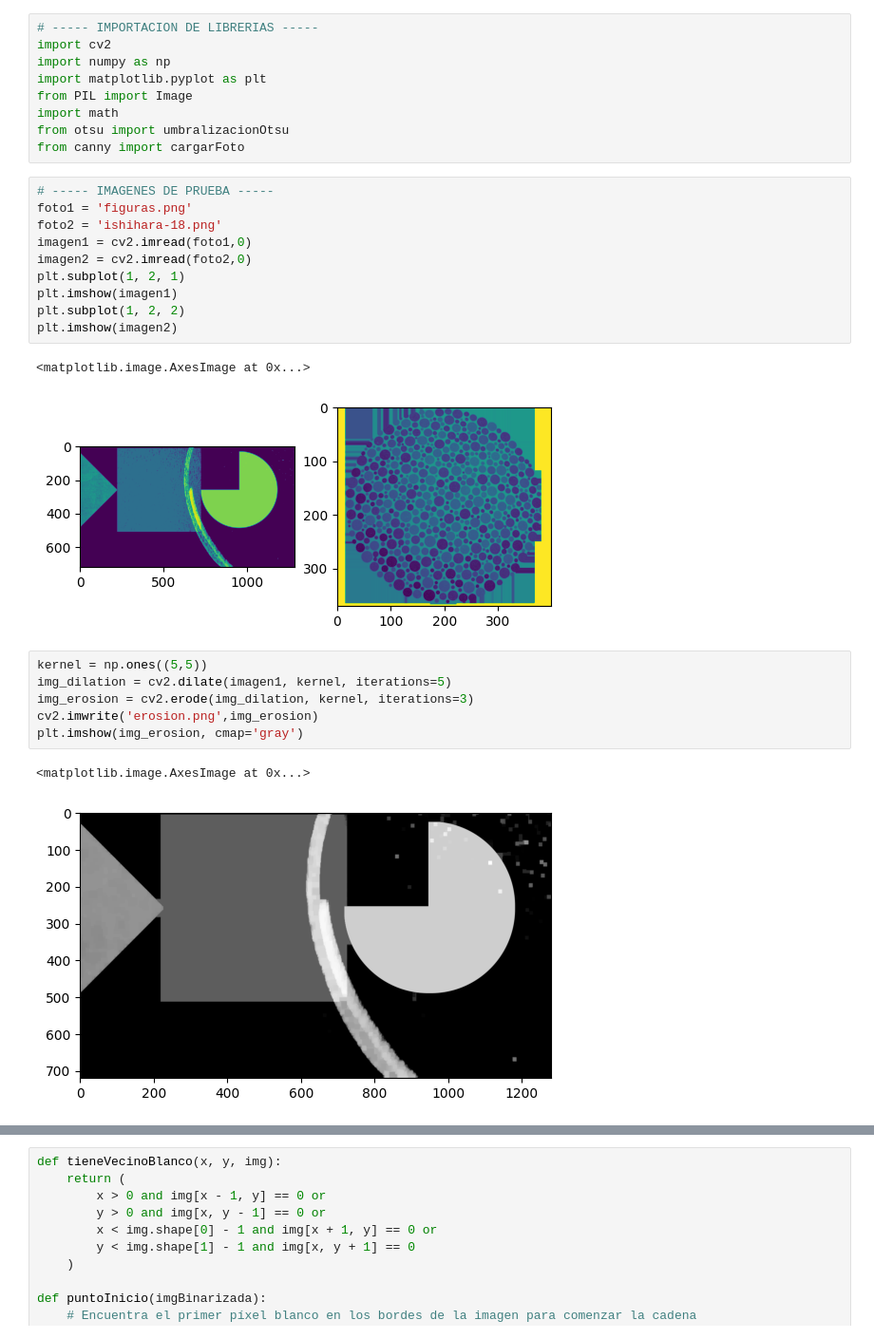
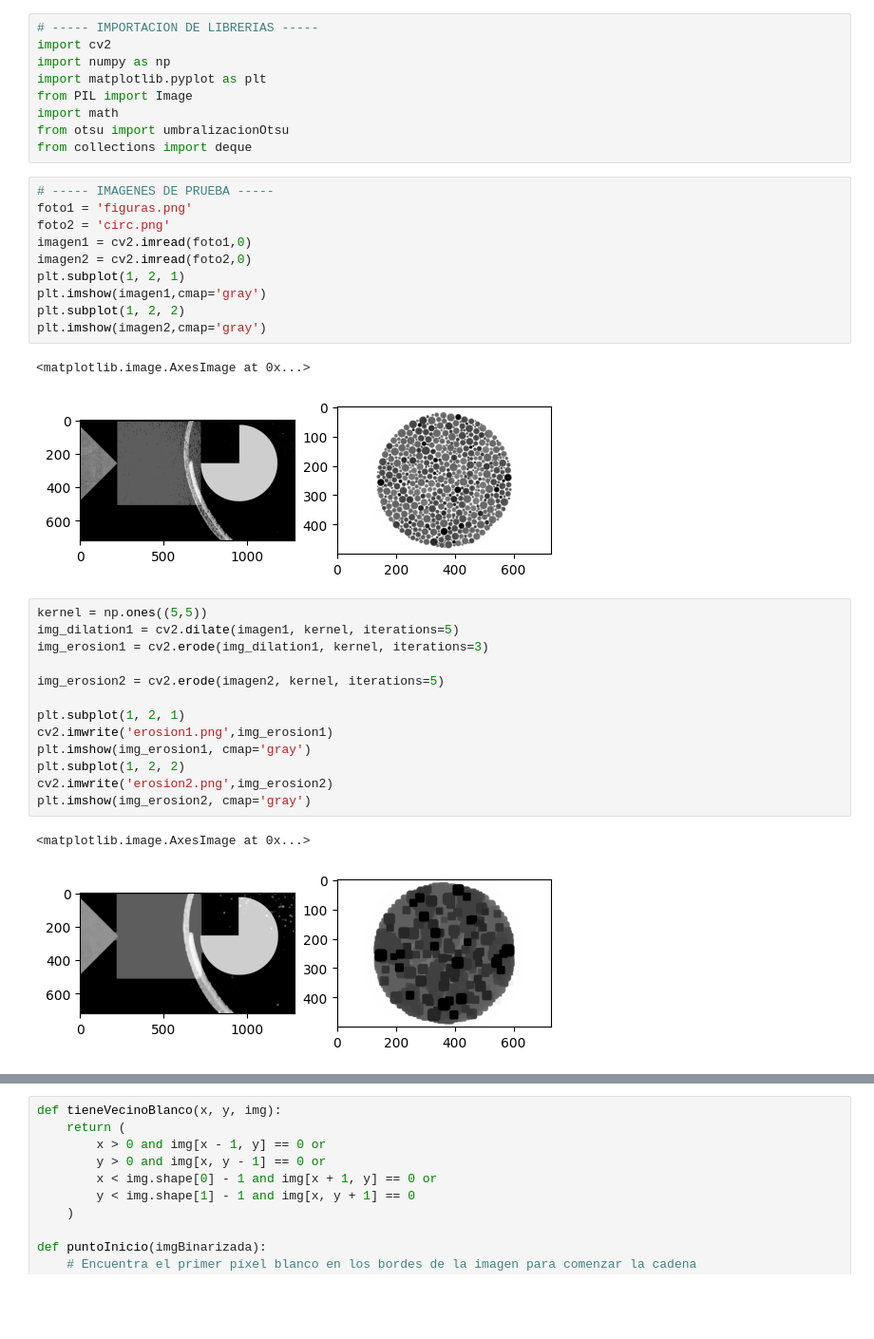
Before and after one commit to OmarFloresSanchez/Pancitos, a Jupyter notebook: Practica2-2/practica2-2.ipynb, the cells around one changed output, grey strips where cells are left out. Shown at 95% size. Cells and saved outputs as stored; diff of their text form; blank space fills up the shorter version.

```diff
--- a/Practica2-2/practica2-2.ipynb
+++ b/Practica2-2/practica2-2.ipynb
@@ -6,28 +6,35 @@ import matplotlib.pyplot as plt
 from PIL import Image
 import math
 from otsu import umbralizacionOtsu
-from canny import cargarFoto
+from collections import deque
 # %%
 # ----- IMAGENES DE PRUEBA -----
 foto1 = 'figuras.png'
-foto2 = 'ishihara-18.png'
+foto2 = 'circ.png'
 imagen1 = cv2.imread(foto1,0)
 imagen2 = cv2.imread(foto2,0)
 plt.subplot(1, 2, 1)
-plt.imshow(imagen1)
+plt.imshow(imagen1,cmap='gray')
 plt.subplot(1, 2, 2)
-plt.imshow(imagen2)
+plt.imshow(imagen2,cmap='gray')
 # %% [output]
 <matplotlib.image.AxesImage at 0x...>
-[figure, old version]
+[figure, new version]
 # %%
 kernel = np.ones((5,5))
-img_dilation = cv2.dilate(imagen1, kernel, iterations=5)
-img_erosion = cv2.erode(img_dilation, kernel, iterations=3)
-cv2.imwrite('erosion.png',img_erosion)
-plt.imshow(img_erosion, cmap='gray')
+img_dilation1 = cv2.dilate(imagen1, kernel, iterations=5)
+img_erosion1 = cv2.erode(img_dilation1, kernel, iterations=3)
+
+img_erosion2 = cv2.erode(imagen2, kernel, iterations=5)
+
+plt.subplot(1, 2, 1)
+cv2.imwrite('erosion1.png',img_erosion1)
+plt.imshow(img_erosion1, cmap='gray')
+plt.subplot(1, 2, 2)
+cv2.imwrite('erosion2.png',img_erosion2)
+plt.imshow(img_erosion2, cmap='gray')
 # %% [output]
 <matplotlib.image.AxesImage at 0x...>
-[figure, old version]
+[figure, new version]
 # %%
 # ------ BINARIZACION DE LA IMAGEN ------
```
Also changed, not shown: parts of 11 cells of this notebook, 5 other files.
